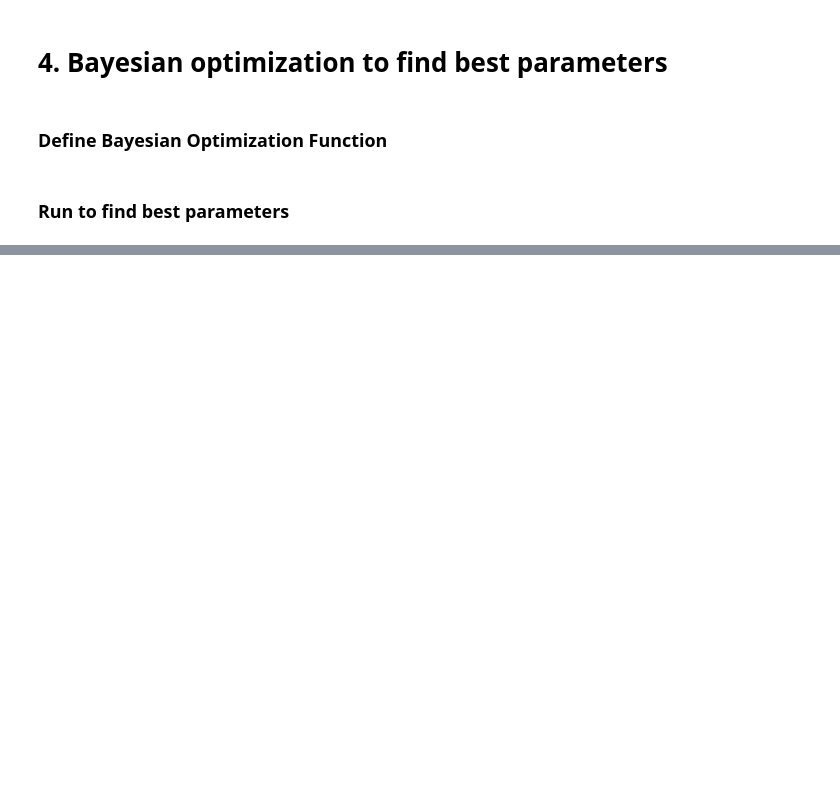
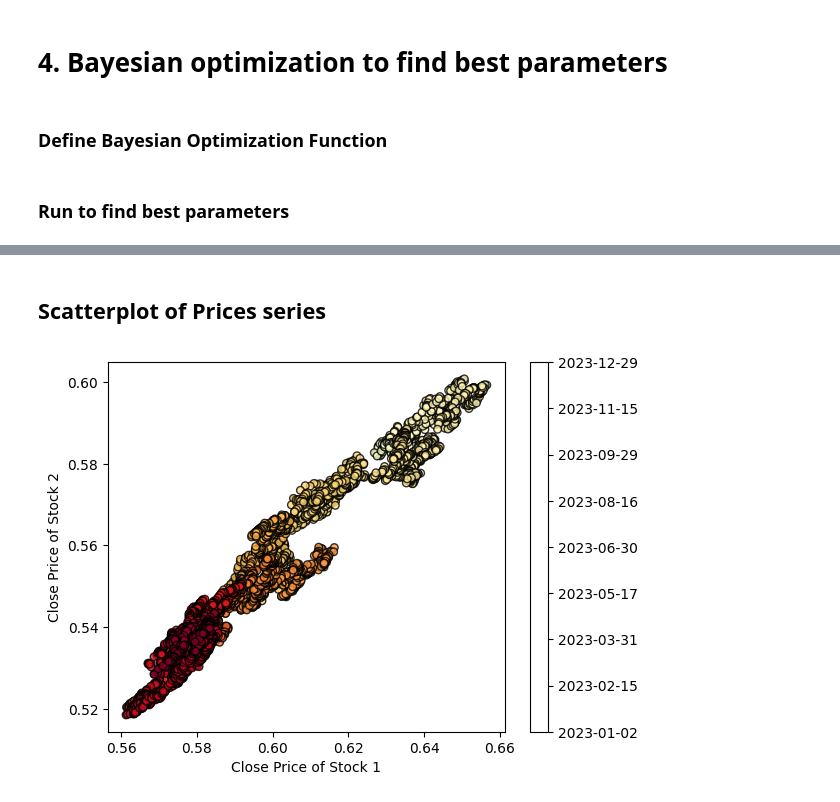
Before and after one commit to Renuto/Trading-Algorithmic, a Jupyter notebook: Statistical Arbitrage/statistical_arbitrage_with_bayesian_optimization.ipynb, the cells around one changed output, grey strips where cells are left out. Saved outputs shown, nothing was run; the diff lists cells and outputs as text; code cells hidden in the pictures; blank space fills up the shorter version.

```diff
--- a/Statistical Arbitrage/statistical_arbitrage_with_bayesian_optimization.ipynb
+++ b/Statistical Arbitrage/statistical_arbitrage_with_bayesian_optimization.ipynb
@@ -75,8 +75,8 @@ list_tickers = [symbol + '=X' for symbol in list_tickers]
 # list_tickers = ['AAPL', 'MSFT', 'GOOGL', 'AMZN', 'META', 'TSLA', 'BRK-A', 'V', 'JPM', 'JNJ']
 
 # Set start and end times
-start_time = '2020-01-01'
-end_time = '2023-01-01'
+start_time = '2023-01-01'
+end_time = '2023-12-31'
 
 # Create a folder to save data if it doesn't exist
 folder_name = 'data'
@@ -87,7 +87,7 @@ if not os.path.exists(folder_name):
 def download_and_save_stock_data(ticker):
     try:
         # Download data
-        data = yf.download(ticker, start=start_time, end=end_time)
+        data = yf.download(ticker, start=start_time, end=end_time, interval = "1h")
 
         # Create file name
         file_name = os.path.join(folder_name, f"{ticker}.csv")
@@ -127,12 +214,7 @@ Completed downloading data for all stocks.
 import numpy as np
 import pandas as pd
 from statsmodels.tsa.stattools import coint, adfuller
-import os
 from itertools import combinations
-
-def load_stock_data(ticker, data_folder='stock_data'):
-    """Load stock data from CSV file."""
-    return pd.read_csv(os.path.join(data_folder, f'{ticker}.csv'), index_col='Date', parse_dates=True)
 
 def calculate_log_spread_and_zscore(stock1, stock2):
     """Calculate log spread and its z-score."""
@@ -903,0 +986,55 @@ Half-Life: 27.88
+# %% [markdown]
+## Scatterplot of Prices series
+# %%
+import matplotlib.pyplot as plt
+import numpy as np
+
+def draw_date_coloured_scatterplot(stock1_data, stock2_data):
+    """
+    Create a scatterplot of the two ETF prices, which is
+    coloured by the date of the price to indicate the
+    changing relationship between the sets of prices.
+    """
+    # Ensure the dataframes are aligned by date
+    common_dates = stock1_data.index.intersection(stock2_data.index)
+    stock1_data = stock1_data.loc[common_dates]
+    stock2_data = stock2_data.loc[common_dates]
+
+    # Create a yellow-to-red colourmap where yellow indicates
+    # early dates and red indicates later dates
+    plen = stock1_data['Close'].shape[0]
+    colour_map = plt.colormaps['YlOrRd']
+    colours = np.linspace(0.1, 1, plen)
+
+    # Create the scatterplot object
+    scatterplot = plt.scatter(
+        stock1_data['Close'], stock2_data['Close'],
+        s=30, c=colours, cmap=colour_map,
+        edgecolor='k', alpha=0.8
+    )
+
+    # Add a colour bar for the date colouring and set the
+    # corresponding axis tick labels to equal string-formatted dates
+    colourbar = plt.colorbar(scatterplot)
+
+    # Use FixedLocator and FixedFormatter together
+    tick_locs = np.linspace(0, plen-1, num=9).astype(int)
+    colourbar.set_ticks(tick_locs)
+    colourbar.set_ticklabels(
+        [str(stock1_data.index[i].date()) for i in tick_locs]
+    )
+
+    # Set the labels correctly, handling NoneType for column names
+    xlabel = 'Close Price of ' + (stock1_data.columns.name or 'Stock 1')
+    ylabel = 'Close Price of ' + (stock2_data.columns.name or 'Stock 2')
+
+    plt.xlabel(xlabel)
+    plt.ylabel(ylabel)
+    plt.show()
+
+stock1_data = load_stock_data('AUDCHF=X')
+stock2_data = load_stock_data('NZDCHF=X')
+
+draw_date_coloured_scatterplot(stock1_data, stock2_data)
+# %% [output]
+[figure, added]
```
Also changed, not shown: parts of 12 cells of this notebook.
